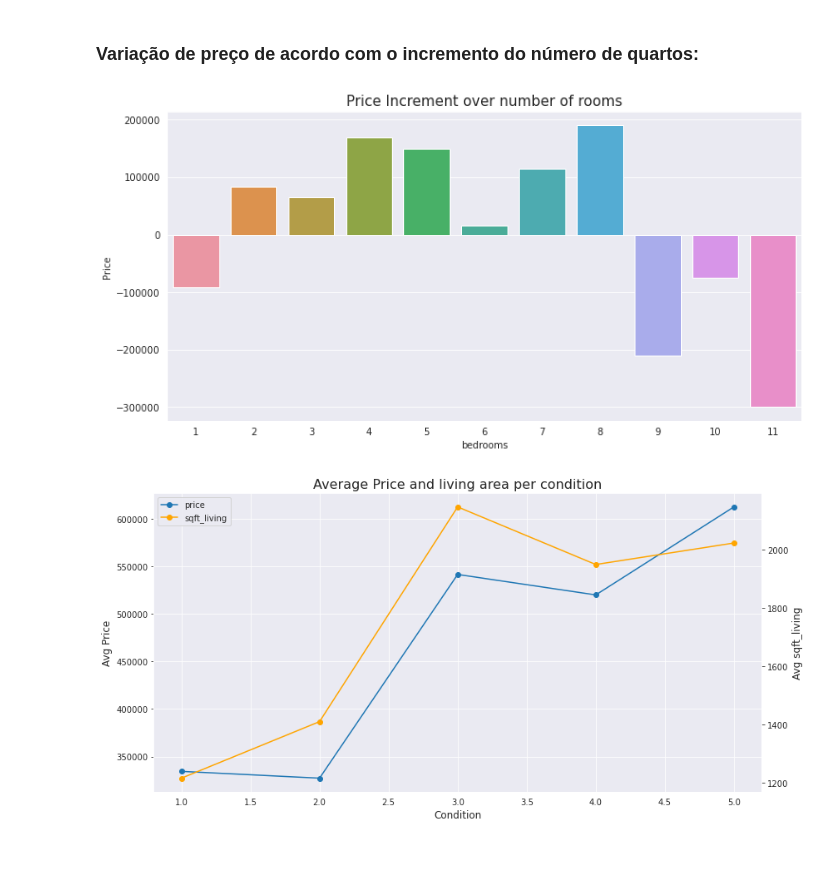
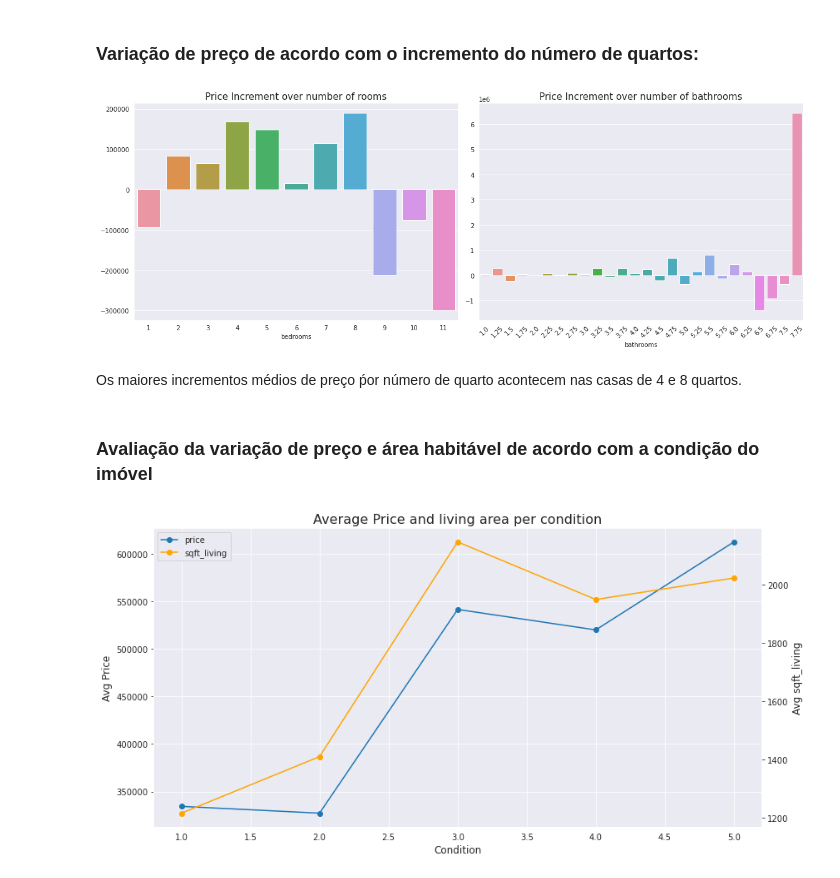
Before and after one commit to GabrielG16/HouseRocket-Pricing, a Jupyter notebook: Insights.ipynb, the cells around one changed output. Drawn from its saved outputs; the diff is of its cells as text; code cells hidden in the pictures.

```diff
--- a/Insights.ipynb
+++ b/Insights.ipynb
@@ -111,5 +113,7 @@ plt.show()
 ## Distribuição de faixas de preço de acordo com a localização
 # %%
 df['price_range'] = pd.qcut(x=df.price, q = 5)
+# %%
+df['price_per_sqft'] = df.apply(lambda x: x.price/x.sqft_living, axis = 1)
 # %%
 plt.figure(figsize=(16,8))
@@ -341,14 +342,25 @@ A partir dos gráficos, é possível deduzir que:
 ### Variação de preço de acordo com o incremento do número de quartos:
 # %%
 bd = (df_or.groupby(by='bedrooms').mean()['price'] - df_or.groupby(by='bedrooms').mean()['price'].shift())[1:]
+bt = (df_or.groupby(by='bathrooms').mean()['price'] - df_or.groupby(by='bathrooms').mean()['price'].shift())[1:]
 # %%
-plt.figure(figsize = (12,6))
-sns.barplot(x=bd.index, y= bd.values)
-plt.title('Price Increment over number of rooms', fontsize = 15)
-plt.ylabel('Price')
+f, ax = plt.subplots(ncols = 2, figsize = (16,6), )
+
+sns.barplot(x = bd.index, y = bd.values, ax = ax[0])
+ax[0].set_title('Price Increment over number of rooms', fontsize = 15)
+
+sns.barplot(x = bt.index, y = bt.values, ax = ax[1])
+ax[1].set_title('Price Increment over number of bathrooms', fontsize = 15)
+ax[1].set_xticklabels(labels = bt.index, rotation = 45)
+
+plt.tight_layout()
 plt.show()
 # %% [output]
-[figure, old version]
+[figure, new version]
+# %% [markdown]
+Os maiores incrementos médios de preço ṕor número de quarto acontecem nas casas de 4 e 8 quartos.
+# %% [markdown]
+### Avaliação da variação de preço e área habitável de acordo com a condição do imóvel
 # %%
 fig, ax =  plt.subplots(figsize=(12,6))
 
```
Also changed, not shown: parts of 30 cells of this notebook.
